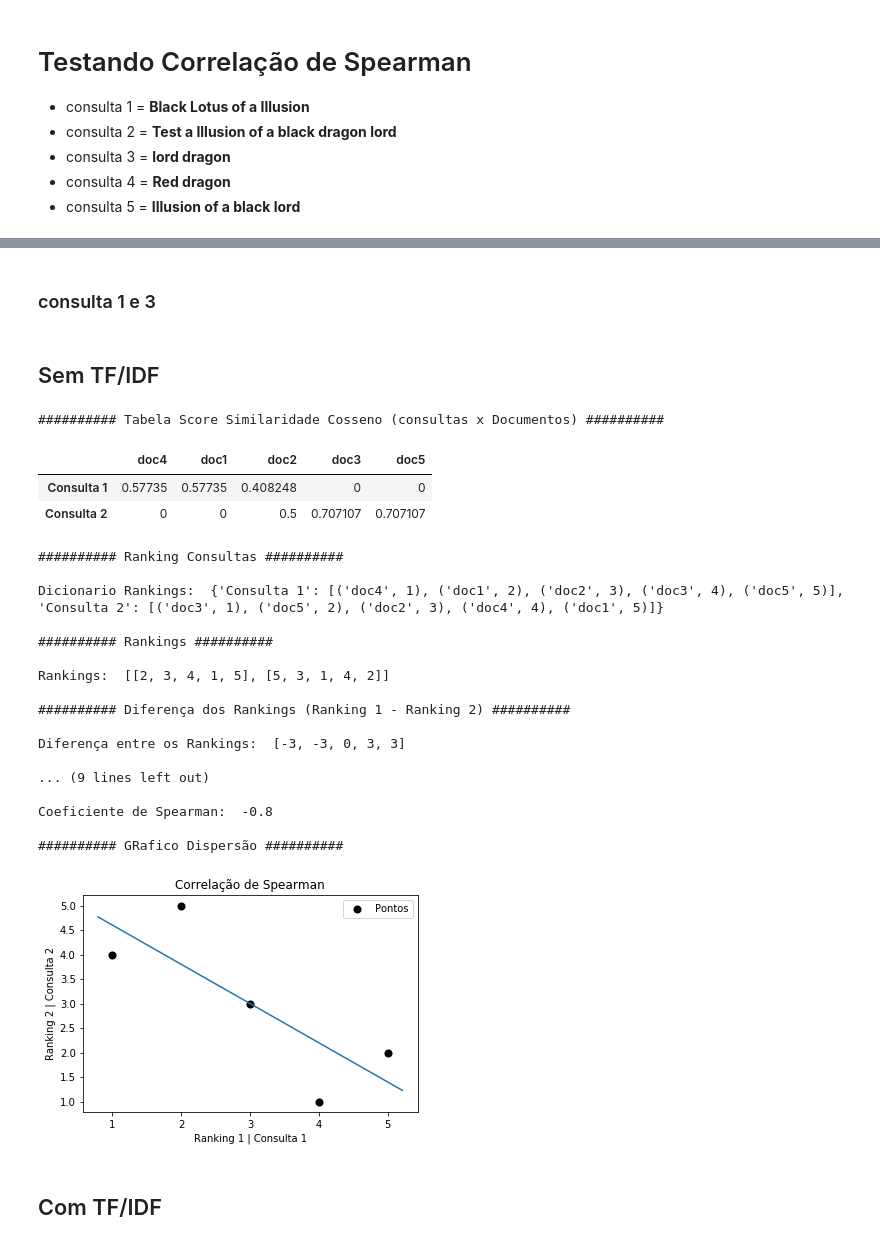
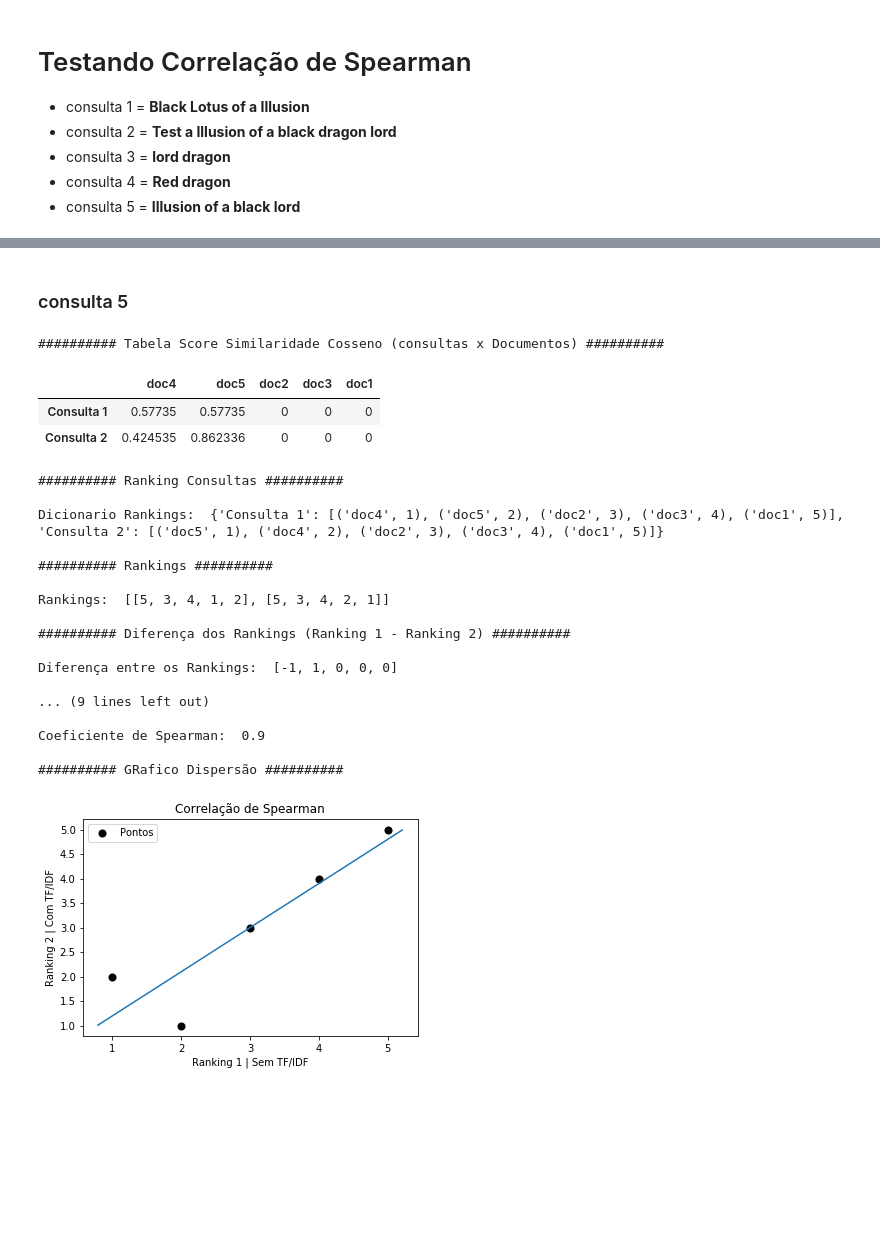
Before and after one commit to Jcss3/Projeto-1__RI, a Jupyter notebook: Processamento Consulta.ipynb, the cells around one changed output, grey strips where cells are left out. Saved outputs shown, nothing was run; the diff lists cells and outputs as text; code cells hidden in the pictures; blank space fills up the shorter version.

Commit message:
CorrelaçãoSpearman_Update

```diff
--- a/Processamento Consulta.ipynb
+++ b/Processamento Consulta.ipynb
@@ -525,9 +513,9 @@ def Correlação_Spearman(consultasRepostas):
     y = Rankings[1]
     plt.scatter(x,y, label= "Pontos", color= "black",s=50)
     # naming the x axis
-    plt.xlabel('Ranking 1 | Consulta 1')
+    plt.xlabel('Ranking 1 | Sem TF/IDF')
     # naming the y axis
-    plt.ylabel('Ranking 2 | Consulta 2')
+    plt.ylabel('Ranking 2 | Com TF/IDF')
     plt.title('Correlação de Spearman')
     # showing legend
     plt.legend()
@@ -670,33 +654,29 @@ Coeficiente de Spearman:  1.0
 # %% [markdown]
-### consulta 1 e 3
+### consulta 5
-# %% [markdown]
-## Sem TF/IDF
 # %%
-listadeRespostasConsulta  = [RespostaConsulta(MatrixVetores(ler_Postings((indiceInvertido,idf)),consulta)),
-                            RespostaConsulta(MatrixVetores(ler_Postings((indiceInvertido,idf)),'lord dragon'))]
-Correlação_Spearman(listadeRespostasConsulta)
+listadeRespostasConsulta5  = [RespostaConsulta(MatrixVetores(ler_Postings((indiceInvertido,idf)),'Illusion of a black lord')),
+                            RespostaConsulta(MatrixVetores_TF_IDF(ler_Postings((indiceInvertido,idf)),'Illusion of a black lord'))]
+Correlação_Spearman(listadeRespostasConsulta5)
 # %% [output]
 ########## Tabela Score Similaridade Cosseno (consultas x Documentos) ##########
-|  | doc4 | doc1 | doc2 | doc3 | doc5 |
-| Consulta 1 | 0.57735 | 0.57735 | 0.408248 | 0 | 0 |
-| Consulta 2 | 0 | 0 | 0.5 | 0.707107 | 0.707107 |
+|  | doc4 | doc5 | doc2 | doc3 | doc1 |
+| Consulta 1 | 0.57735 | 0.57735 | 0 | 0 | 0 |
+| Consulta 2 | 0.424535 | 0.862336 | 0 | 0 | 0 |
 ########## Ranking Consultas ##########
 
-Dicionario Rankings:  {'Consulta 1': [('doc4', 1), ('doc1', 2), ('doc2', 3), ('doc3', 4), ('doc5', 5)], 'Consulta 2': [('doc3', 1), ('doc5', 2), ('doc2', 3), ('doc4', 4), ('doc1', 5)]}
+Dicionario Rankings:  {'Consulta 1': [('doc4', 1), ('doc5', 2), ('doc2', 3), ('doc3', 4), ('doc1', 5)], 'Consulta 2': [('doc5', 1), ('doc4', 2), ('doc2', 3), ('doc3', 4), ('doc1', 5)]}
 
 ########## Rankings ##########
 
-Rankings:  [[2, 3, 4, 1, 5], [5, 3, 1, 4, 2]]
+Rankings:  [[5, 3, 4, 1, 2], [5, 3, 4, 2, 1]]
 
 ########## Diferença dos Rankings (Ranking 1 - Ranking 2) ##########
 
-Diferença entre os Rankings:  [-3, -3, 0, 3, 3]
+Diferença entre os Rankings:  [-1, 1, 0, 0, 0]
 
 ... (9 lines left out)
 
-Coeficiente de Spearman:  -0.8
+Coeficiente de Spearman:  0.9
 
 ########## GRafico Dispersão ##########
-[figure, old version]
+[figure, new version]
-# %% [markdown]
-## Com TF/IDF
```
Also changed, not shown: parts of 38 cells of this notebook.
